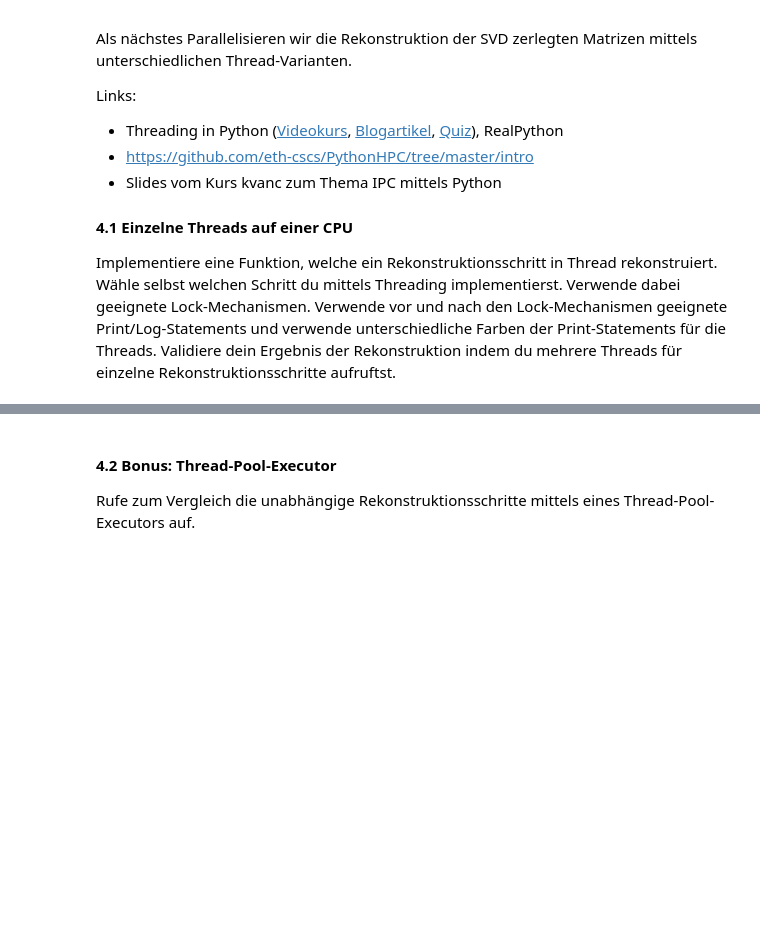
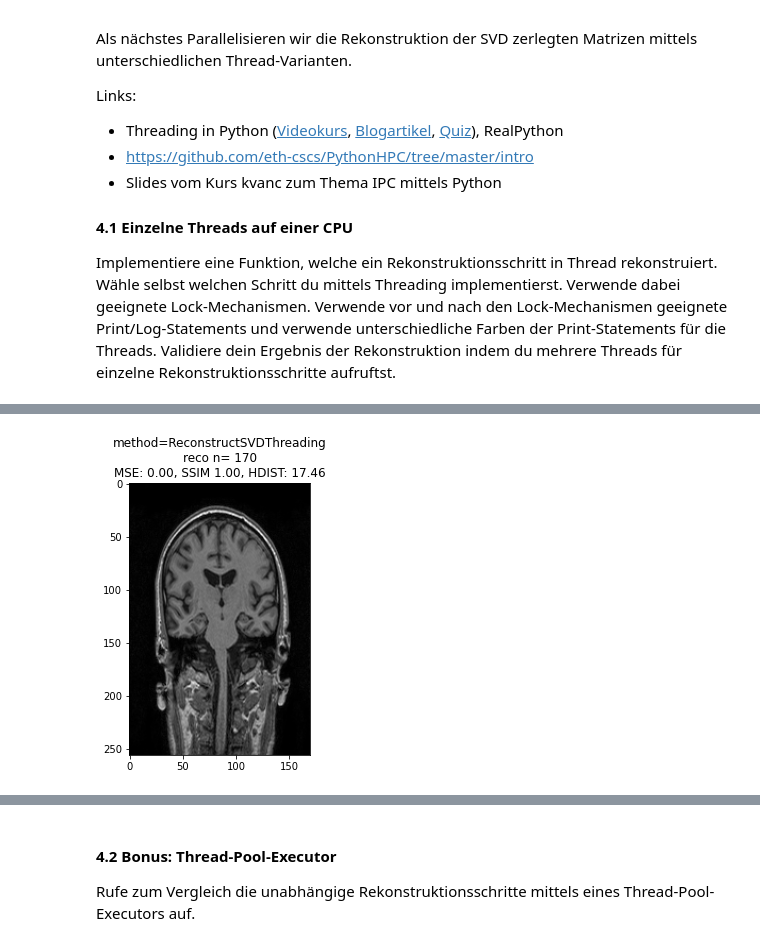
Before and after one commit to SimonLuder/hs22-mc2, a Jupyter notebook: hpc_fs22_mc2_teil1.ipynb, the cells around one changed output, grey strips where cells are left out. Cells and saved outputs as stored; diff of their text form; code cells hidden in the pictures; blank space fills up the shorter version.

```diff
--- a/hpc_fs22_mc2_teil1.ipynb
+++ b/hpc_fs22_mc2_teil1.ipynb
@@ -457,9 +541 @@ def reconstruct_svd_numba(u,s,vt,k):
-# %%
-### BEGIN SOLUTION
-im = images[0]
-u,s,vt = np.linalg.svd(im, full_matrices=False)
-
-test = reconstruct_svd_numba(u,s,vt,k=10)
-plt.imshow(test, cmap='gray')
-### END SOLUTION
 # %%
@@ -487,4 +588,5 @@ import threading
 # %%
+### BEGIN SOLUTION
 import time
 import threading
 
@@ -492,14 +594,14 @@ import threading
 
 class ReconstructSVDThreading():
 
-    def __init__(self, hsplit, wsplit):
+    def __init__(self, hsplit, wsplit, verbose=False):
         self.colors = ['\033[91m', '\033[92m', '\033[93m', '\033[94m', '\033[95m', '\033[96m', '\033[97m', '\033[98m']
         self.lock = threading.Lock()
         self.hsplit = hsplit
         self.wsplit = wsplit
+        self.verbose = verbose
 
-    def get_args(self):
-
+    def setup_args(self):
         args = []
         u_ = np.array_split(self.u, self.hsplit, axis=0)
         vt_ = np.array_split(self.vt.T, self.wsplit, axis=1)
@@ -526,7 +628,7 @@ class ReconstructSVDThreading():
         self.u, self.s, self.vt, self.k = u, s, vt, k
 
         threads = []
-        args = self.get_args()
+        args = self.setup_args()
 
         for i in range(self.hsplit * self.wsplit):
             t = threading.Thread(target=self.reconstruct_svd_for_loops2, args=args[i])
@@ -541,14 +643,15 @@ class ReconstructSVDThreading():
         for i in range(u_idx[0],u_idx[1]):
             for j in range(vt_idx[0],vt_idx[1]):
                 self.reco[i,j] += np.dot(self.u[i,:k].reshape(1,-1), np.dot(np.diag(self.s)[:k, :k], self.vt[:k, j].reshape(-1,1)))
-                print(f"{self.colors[c]}Reconsturct: im[{i}][{j}]")
-
+                if self.verbose:
+                    print(f"{self.colors[c]}Reconsturct: im[{i}][{j}]")
 
     def get_reconstruction(self):
         return self.reco
 
 
 
-k=60
+k=170
 reconstructor = ReconstructSVDThreading(hsplit=2, wsplit=2)
+### END SOLUTION
 # %%
@@ -556,4 +661,9 @@ reconstructor = ReconstructSVDThreading(hsplit=2, wsplit=2)
 # %%
-plt.figure(figsize=(5,10))
-plt.imshow(reconstructor.get_reconstruction(), cmap='gray')
+reco = reconstructor.get_reconstruction()
+fig, axs = plt.subplots(figsize=(5,5))
+plt.imshow(reco, cmap='gray')
+axs.set_title(f"method=ReconstructSVDThreading\nreco n= {k}\n{calculate_metrics(im, reco)}")
+plt.show()
+# %% [output]
+[figure, added]
 # %% [markdown]
```
Also changed, not shown: parts of 26 cells of this notebook.
